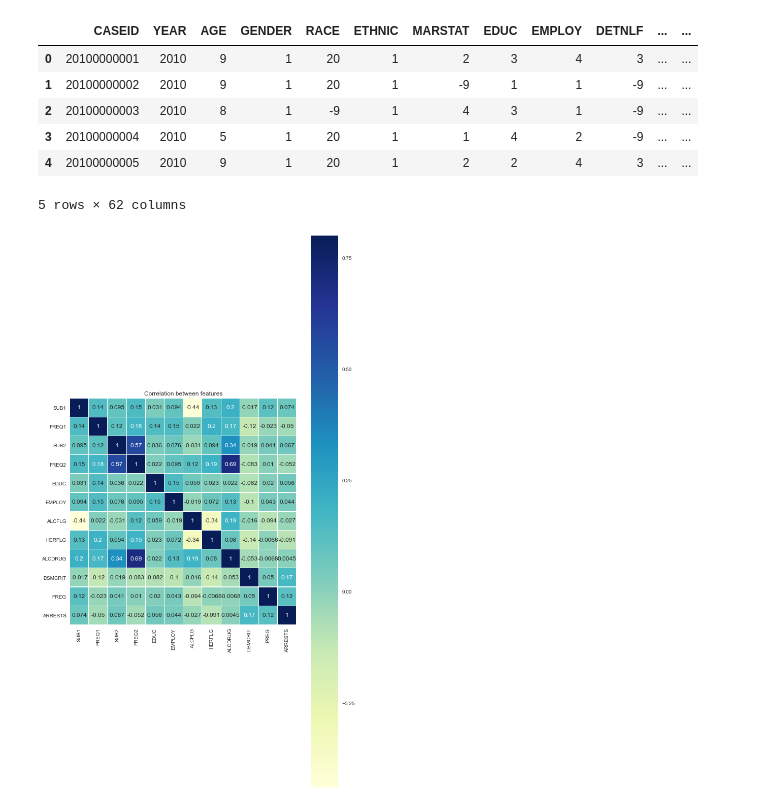
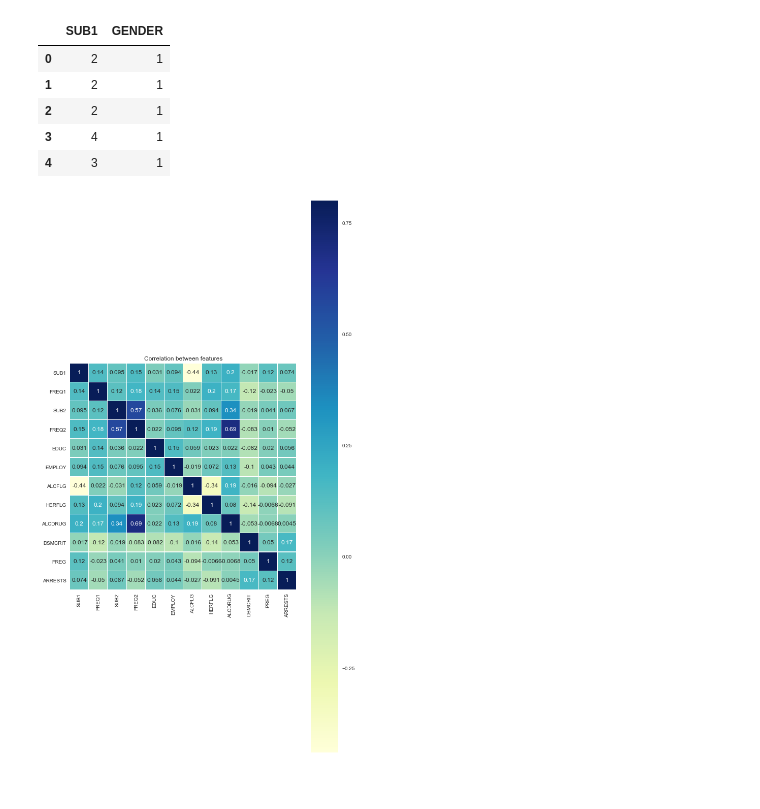
Before and after one commit to rve/DM-Lab, a Jupyter notebook: week3/week3_linux.ipynb, the cells around one changed output. Drawn from its saved outputs; the diff is of its cells as text; code cells hidden in the pictures.

```diff
--- a/week3/week3_linux.ipynb
+++ b/week3/week3_linux.ipynb
@@ -1,13 +1,16 @@
 # %%
 #import csv from the dataset
 import pandas as pd
+import matplotlib.pyplot as plt
+import seaborn as sns
+sns.set(font_scale=1)
+
 df=pd.read_csv('../final.csv')
-df.head()
+df[['SUB1','GENDER']].head()
 # %% [output]
-|  | CASEID | YEAR | AGE | GENDER | RACE | ETHNIC | MARSTAT | EDUC | EMPLOY | DETNLF | ... | ... |
-| 0 | 20100000001 | 2010 | 9 | 1 | 20 | 1 | 2 | 3 | 4 | 3 | ... | ... |
-| 1 | 20100000002 | 2010 | 9 | 1 | 20 | 1 | -9 | 1 | 1 | -9 | ... | ... |
-| 2 | 20100000003 | 2010 | 8 | 1 | -9 | 1 | 4 | 3 | 1 | -9 | ... | ... |
-| 3 | 20100000004 | 2010 | 5 | 1 | 20 | 1 | 1 | 4 | 2 | -9 | ... | ... |
-| 4 | 20100000005 | 2010 | 9 | 1 | 20 | 1 | 2 | 2 | 4 | 3 | ... | ... |
+|  | SUB1 | GENDER |
+| 0 | 2 | 1 |
+| 1 | 2 | 1 |
+| 2 | 2 | 1 |
+| 3 | 4 | 1 |
+| 4 | 3 | 1 |
-5 rows × 62 columns
```
Also changed, not shown: parts of 15 cells of this notebook, 3 other files.
